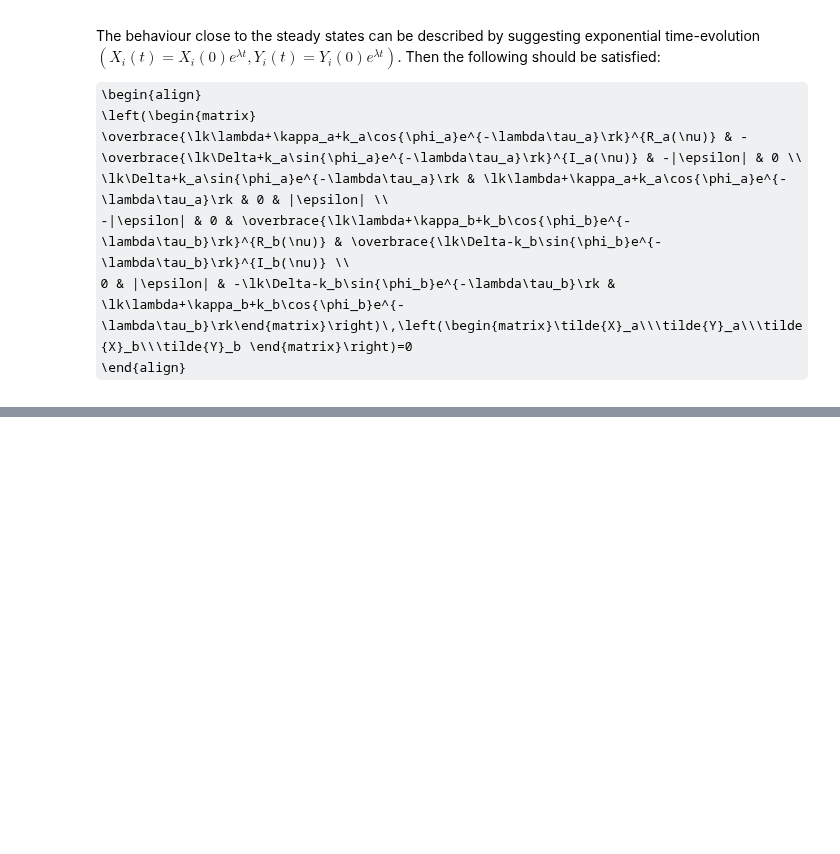
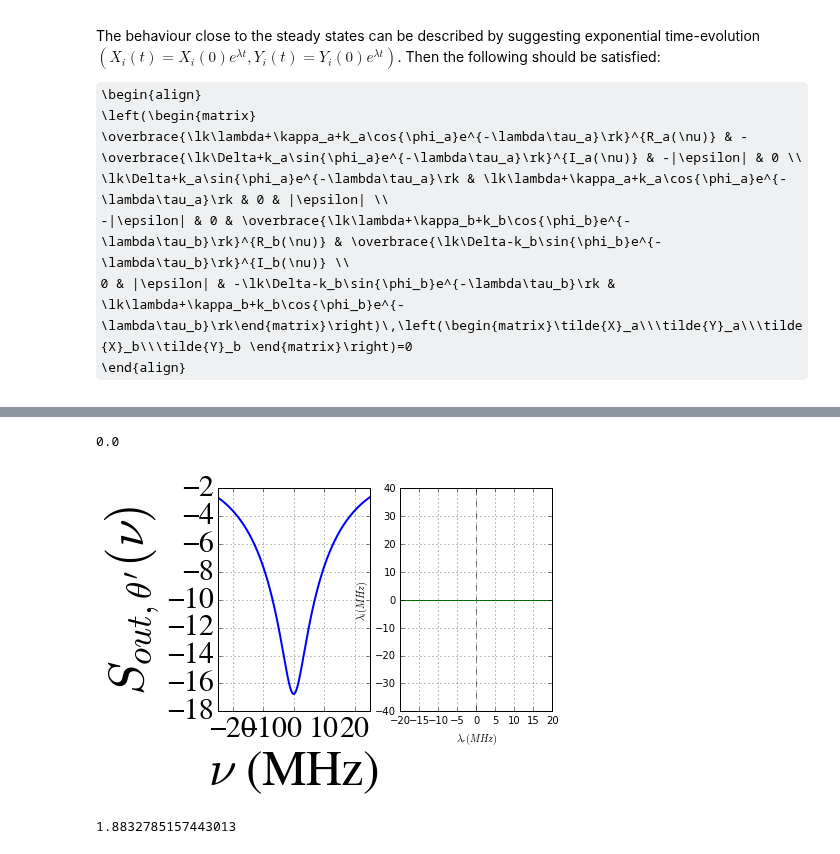
Before and after one commit to nemetniki/General-linear-model, a Jupyter notebook: NDPA.ipynb, the cells around one changed output, grey strips where cells are left out. Drawn from its saved outputs; the diff is of its cells as text; code cells hidden in the pictures; some formulas as TeX source; blank space fills up the shorter version.

Commit message:
Stability analysis added

```diff
--- a/NDPA.ipynb
+++ b/NDPA.ipynb
@@ -515,0 +526,50 @@ eps
+# %%
+%matplotlib inline
+from ipywidgets import interactive
+import ipywidgets as widgets
+from IPython.display import display
+
+def analysis(kapa=20.,kapb=20.,dela=0.,ra=0.0000000001,rb=0.0000000001,kta=0.,ktb=0.,phia=0.,phib=0.,La=100.,Lb=100.,\
+               theta=0,thetapa=-1,thetapb=1,x=1.,nui=-25.,nuf=25.,N=20):
+    plt.subplot(1,2,1)
+    quadr_spec(kapa,kapb,dela,ra,rb,kta,ktb,phia,phib,La,Lb,theta,thetapa,thetapb,x,nui,nuf,N)
+    fig=plt.subplot(1,2,2)
+    NDPA_stab(kapa,ra,La,phia,kta,dela,kapb,rb,Lb,phib,ktb,x,fig)
+
+### SLIDERS ###
+#input parameters:
+kapa_slider    = widgets.FloatSlider(value = 10., min=0., max=20., step=1., description='$\kappa_a (2\pi)$')
+kapb_slider    = widgets.FloatSlider(value = 2.5, min=0., max=20., step=1., description='$\kappa_b (2\pi)$')
+dela_slider    = widgets.FloatSlider(value = 0.1, min=-4., max=4., step=0.01, description='$\Delta (\kappa_a)$')
+ra_slider      = widgets.FloatSlider(value = 0.5, min=0., max=1., step=0.001, description='$\kappa_{1,a} (\kappa_a)$')
+rb_slider      = widgets.FloatSlider(value = 0.5, min=0., max=1., step=0.001, description='$\kappa_{1,b} (\kappa_b)$')
+kta_slider     = widgets.FloatSlider(value = 3, min=0., max=10., step=0.001, description='$\kappa_{a}\\tau_a$')
+ktb_slider     = widgets.FloatSlider(value = 0, min=0., max=10., step=0.001, description='$\kappa_{b}\\tau_b$')
+phia_slider    = widgets.FloatSlider(value = 0.03, min=0., max=2., step=0.01, description='$\phi_a (\pi)$')
+phib_slider    = widgets.FloatSlider(value = 0, min=0., max=2., step=0.01, description='$\phi_b (\pi)$')
+La_slider      = widgets.FloatSlider(value = 10., min=0., max=100., step=1., description='$L_a (\%)$')
+Lb_slider      = widgets.FloatSlider(value = 10., min=0., max=100., step=1., description='$L_b (\%)$')
+theta_slider   = widgets.FloatSlider(value = 1., min=-1., max=1., step=0.01, description='$\\theta (\pi)$')
+thetapa_slider = widgets.FloatSlider(value = 0., min=-1., max=1., step=0.01, description='$\\theta^\prime_a (\pi)$')
+thetapb_slider = widgets.FloatSlider(value = 0., min=-1., max=1., step=0.01, description='$\\theta^\prime_b (\pi)$')
+x_slider       = widgets.FloatSlider(value = 0.5, min=0., max=5., step=0.01, description='$|\epsilon| (\kappa)$')
+nui_fill       = widgets.FloatText(value=-25., description='Frequency min $(2\pi)$')
+nuf_fill       = widgets.FloatText(value=25., description='Frequency max $(2\pi)$')
+N_fill         = widgets.IntText(value=50., description='Resolution $\left(10^3 \\right)$')
+
+#interactive setup
+w = interactive(analysis,kapa=kapa_slider,kapb=kapb_slider,dela=dela_slider,\
+                        ra = ra_slider,rb = rb_slider,kta = kta_slider,ktb = ktb_slider,\
+                        phia = phia_slider,phib = phib_slider,La = La_slider,Lb = Lb_slider,\
+                        theta = theta_slider,thetapa = thetapa_slider,thetapb = thetapb_slider,x = x_slider,\
+                        nui = nui_fill, nuf = nuf_fill, N = N_fill
+                       )
+#show sliders
+display(w)
+# %% [output]
+0.0
+[figure, added]
+# %%
+np.arccos(.75-1)/sqrt(1-(1-.75)**2)
+# %% [output]
+1.8832785157443013
```
Also changed, not shown: parts of 5 cells of this notebook, 1 other file.
